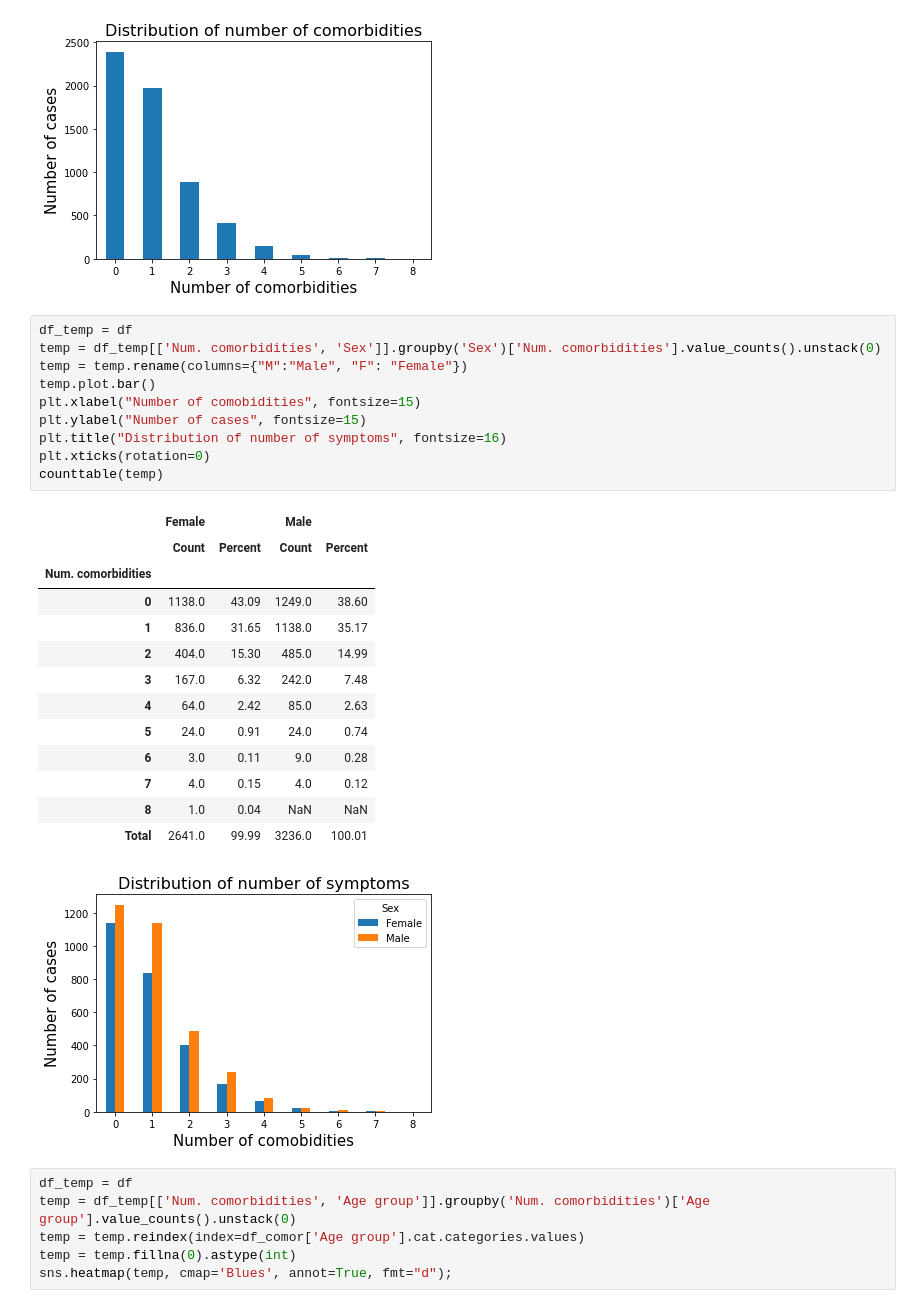
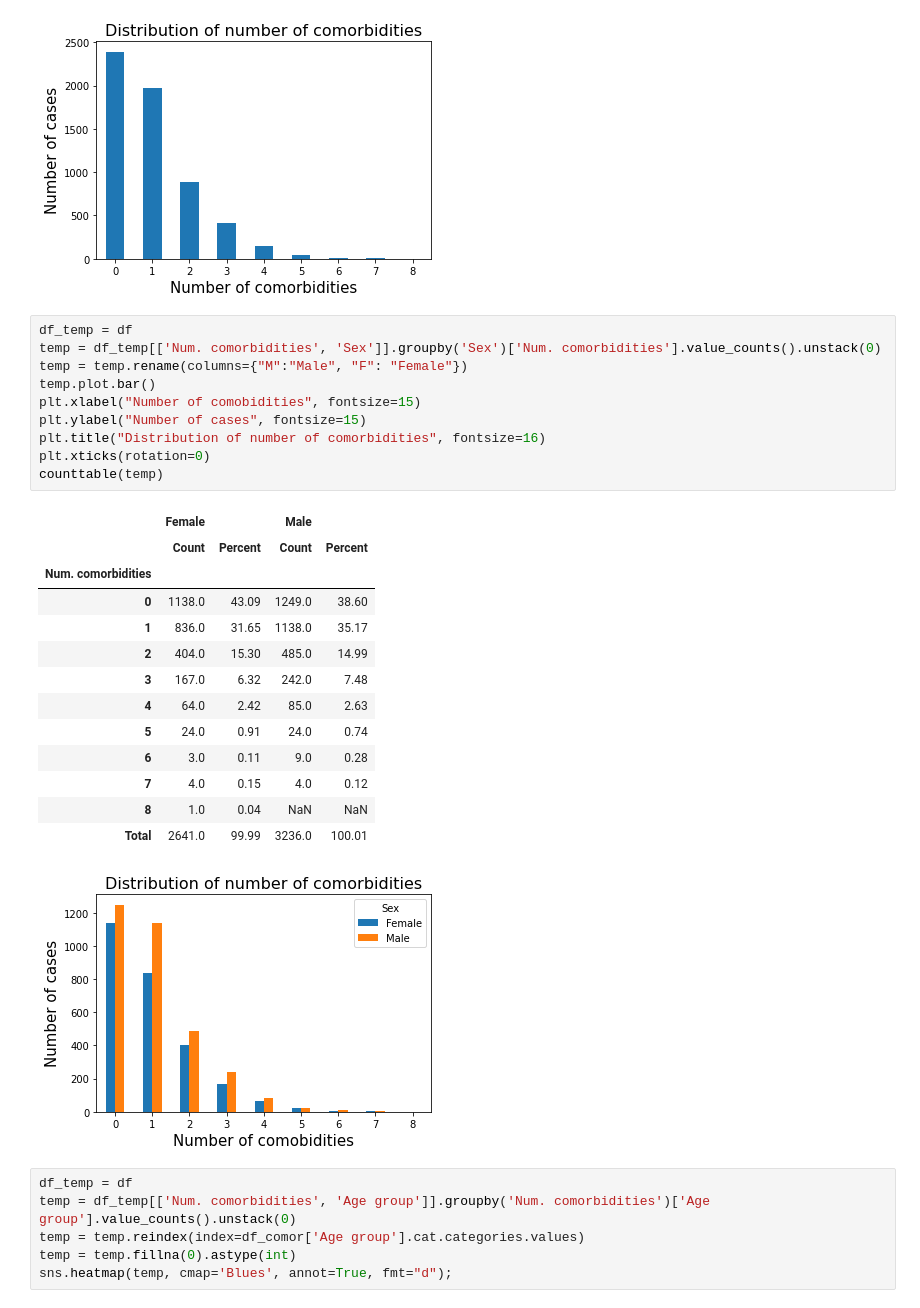
Before and after one commit to ccontrer/20-08Covid19Physiology, a Jupyter notebook: python/03 COVID-19 Alberta restricted data.ipynb, the cells around one changed output. Drawn from its saved outputs; the diff is of its cells as text.

```diff
--- a/python/03 COVID-19 Alberta restricted data.ipynb
+++ b/python/03 COVID-19 Alberta restricted data.ipynb
@@ -313,28 +318,28 @@ counttable(temp)
 # %%
 df_temp = df
 temp = df_temp[['Num. comorbidities', 'Sex']].groupby('Sex')['Num. comorbidities'].value_counts().unstack(0)
 temp = temp.rename(columns={"M":"Male", "F": "Female"})
 temp.plot.bar()
 plt.xlabel("Number of comobidities", fontsize=15)
 plt.ylabel("Number of cases", fontsize=15)
-plt.title("Distribution of number of symptoms", fontsize=16)
+plt.title("Distribution of number of comorbidities", fontsize=16)
 plt.xticks(rotation=0)
 counttable(temp)
 # %% [output]
 |  | Female |  | Male |  |
 |  | Count | Percent | Count | Percent |
 | Num. comorbidities |  |  |  |  |
 | 0 | 1138.0 | 43.09 | 1249.0 | 38.60 |
 | 1 | 836.0 | 31.65 | 1138.0 | 35.17 |
 | 2 | 404.0 | 15.30 | 485.0 | 14.99 |
 | 3 | 167.0 | 6.32 | 242.0 | 7.48 |
 | 4 | 64.0 | 2.42 | 85.0 | 2.63 |
 | 5 | 24.0 | 0.91 | 24.0 | 0.74 |
 | 6 | 3.0 | 0.11 | 9.0 | 0.28 |
 | 7 | 4.0 | 0.15 | 4.0 | 0.12 |
 | 8 | 1.0 | 0.04 | NaN | NaN |
 | Total | 2641.0 | 99.99 | 3236.0 | 100.01 |
-[figure, old version]
+[figure, new version]
 # %%
 df_temp = df
 temp = df_temp[['Num. comorbidities', 'Age group']].groupby('Num. comorbidities')['Age group'].value_counts().unstack(0)
```
Also changed, not shown: parts of 12 cells of this notebook, 5 other files.
